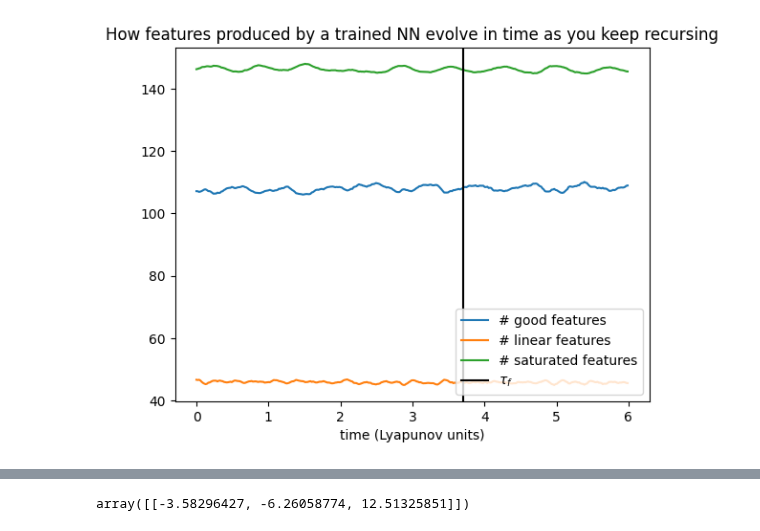
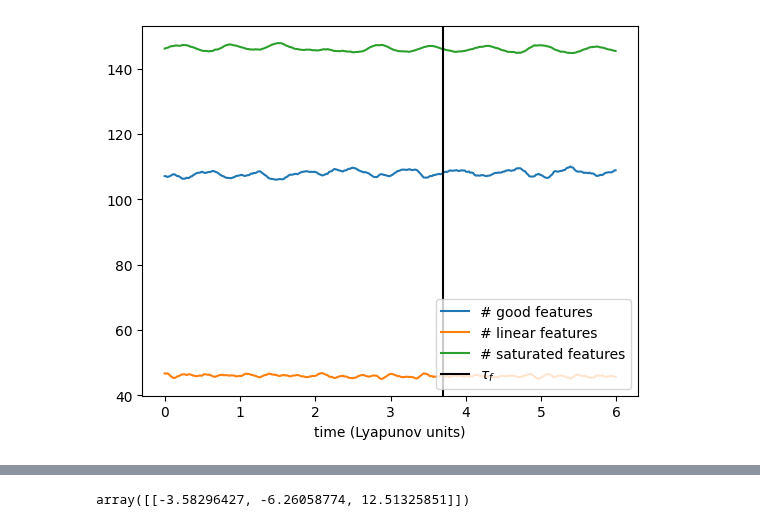
Before and after one commit to pinakm9/random-feature-map, a Jupyter notebook: notebooks/persistence.ipynb, the cells around one changed output, grey strips where cells are left out. Saved outputs shown, nothing was run; the diff lists cells and outputs as text; code cells hidden in the pictures.

Commit message:
plots

```diff
--- a/notebooks/persistence.ipynb
+++ b/notebooks/persistence.ipynb
@@ -81,15 +81,15 @@ array([3.9676])
 # %%
 t = np.arange(330)*0.02*0.91
 plt.plot(t, mgls[:, 0], label='# good features')
 plt.plot(t, mgls[:, 1], label='# linear features')
 plt.plot(t, mgls[:, 2], label='# saturated features')
 plt.axvline(3.7, c='black', label=r'$\tau_f$')
 plt.xlabel('time (Lyapunov units)')
-plt.title('How features produced by a trained NN evolve in time as you keep recursing')
+# plt.title('How features produced by a trained NN evolve in time as you keep recursing')
 plt.legend(loc='lower right')
 plt.savefig('../data/plots/nn-feature-evol-all.png')
 # %% [output]
-[figure, old version]
+[figure, new version]
 # %%
 W_in
 # %% [output]
```
Also changed, not shown: parts of 1 cell of this notebook, 6 other files.
